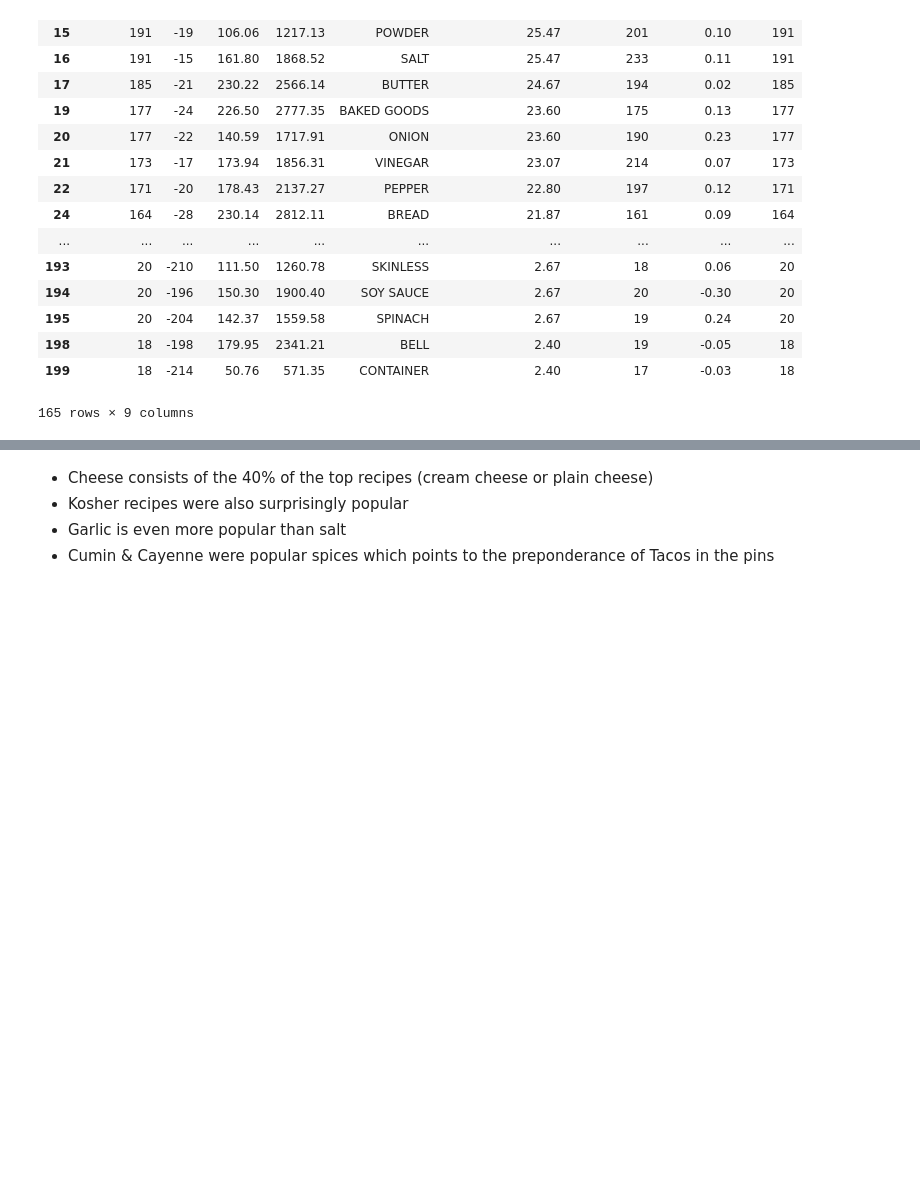
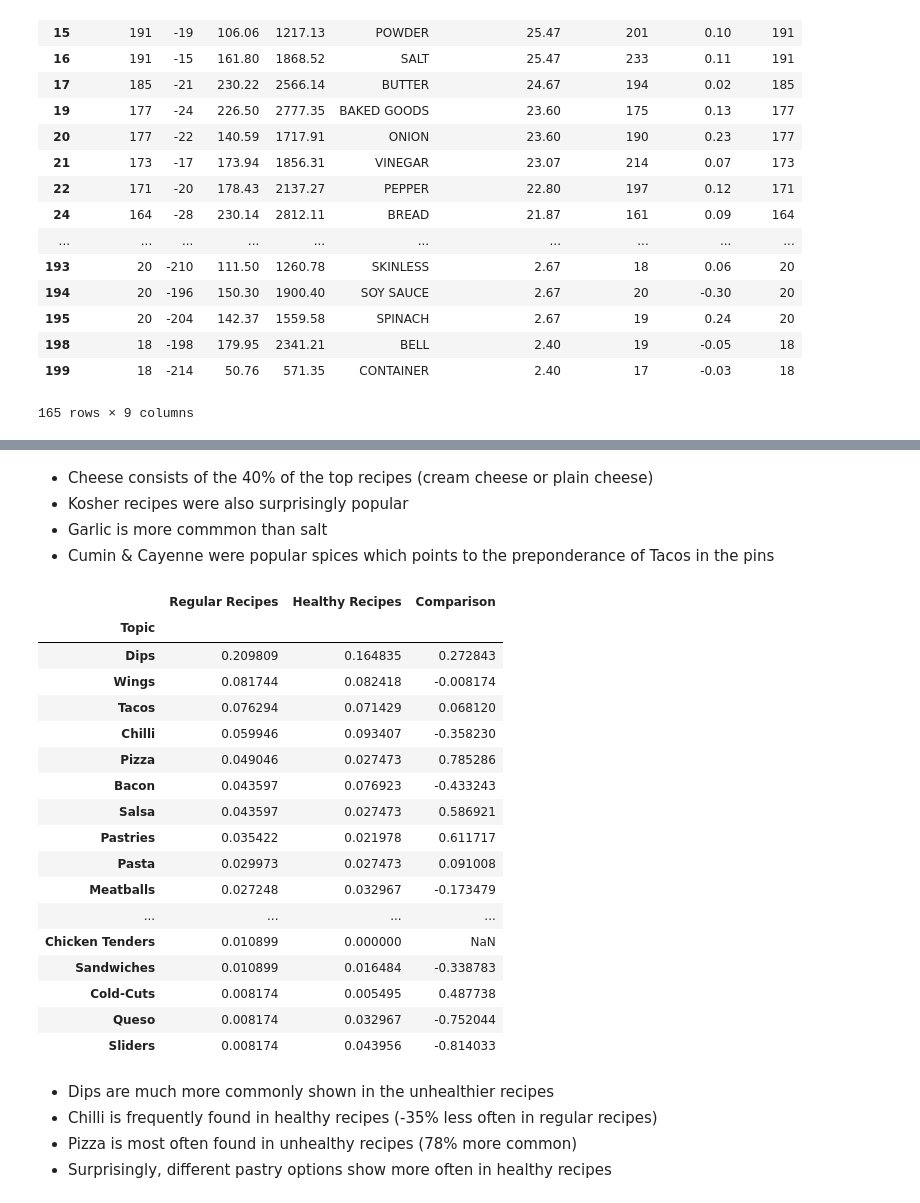
Before and after one commit to dheepanr/PintrestSuperbowl, a Jupyter notebook: Pinterest Analysis.ipynb, the cells around one changed output, grey strips where cells are left out. Drawn from its saved outputs; the diff is of its cells as text; code cells hidden in the pictures; blank space fills up the shorter version.

```diff
--- a/Pinterest Analysis.ipynb
+++ b/Pinterest Analysis.ipynb
@@ -211,5 +204,33 @@ display(HTML("ingredientsScatterPlot.html")) #see full graphic
 # %% [markdown]
 * Cheese consists of the 40% of the top recipes (cream cheese or plain cheese)
 * Kosher recipes were also surprisingly popular
-* Garlic is even more popular than salt
+* Garlic is more commmon than salt
 * Cumin & Cayenne were popular spices which points to the preponderance of Tacos in the pins
+# %%
+healthyregularcomparison = pd.read_excel('healthyregularcomparison.xlsx',sheetname='topiccomp').set_index("Topic")
+# %%
+healthyregularcomparison
+# %% [output]
+|  | Regular Recipes | Healthy Recipes | Comparison |
+| Topic |  |  |  |
+| Dips | 0.209809 | 0.164835 | 0.272843 |
+| Wings | 0.081744 | 0.082418 | -0.008174 |
+| Tacos | 0.076294 | 0.071429 | 0.068120 |
+| Chilli | 0.059946 | 0.093407 | -0.358230 |
+| Pizza | 0.049046 | 0.027473 | 0.785286 |
+| Bacon | 0.043597 | 0.076923 | -0.433243 |
+| Salsa | 0.043597 | 0.027473 | 0.586921 |
+| Pastries | 0.035422 | 0.021978 | 0.611717 |
+| Pasta | 0.029973 | 0.027473 | 0.091008 |
+| Meatballs | 0.027248 | 0.032967 | -0.173479 |
+| ... | ... | ... | ... |
+| Chicken Tenders | 0.010899 | 0.000000 | NaN |
+| Sandwiches | 0.010899 | 0.016484 | -0.338783 |
+| Cold-Cuts | 0.008174 | 0.005495 | 0.487738 |
+| Queso | 0.008174 | 0.032967 | -0.752044 |
+| Sliders | 0.008174 | 0.043956 | -0.814033 |
+# %% [markdown]
+* Dips are much more commonly shown in the unhealthier recipes
+* Chilli is frequently found in healthy recipes (-35% less often in regular recipes)
+* Pizza is most often found in unhealthy recipes (78% more common)
+* Surprisingly, different pastry options show more often in healthy recipes
```
Also changed, not shown: parts of 1 cell of this notebook, 7 other files.
